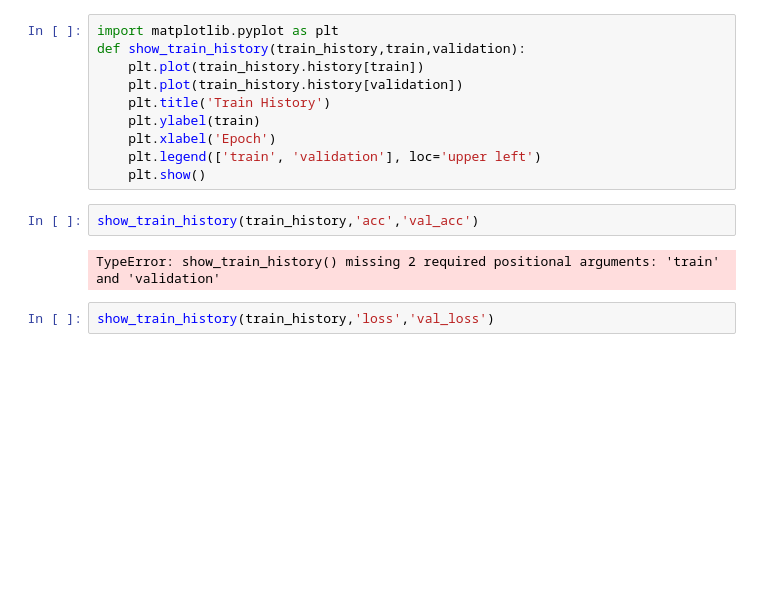
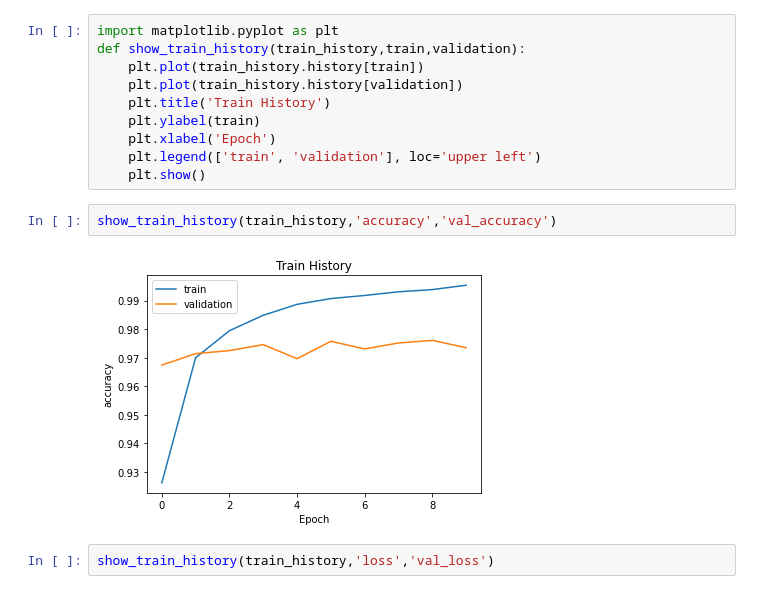
Before and after one commit to bettysmilehahaha/4th-ML100Days, a Jupyter notebook: homework/Day70-Keras_Mnist_MLP_HW.ipynb, the cells around one changed output. Cells and saved outputs as stored; diff of their text form; blank space fills up the shorter version.

```diff
--- a/homework/Day70-Keras_Mnist_MLP_HW.ipynb
+++ b/homework/Day70-Keras_Mnist_MLP_HW.ipynb
@@ -99,9 +99,9 @@ def show_train_history(train_history,train,validation):
     plt.legend(['train', 'validation'], loc='upper left')
     plt.show()
 # %%
-show_train_history(train_history,'acc','val_acc')
+show_train_history(train_history,'accuracy','val_accuracy')
 # %% [output]
-TypeError: show_train_history() missing 2 required positional arguments: 'train' and 'validation'
+[figure, added]
 # %%
 show_train_history(train_history,'loss','val_loss')
 # %% [output]
```
